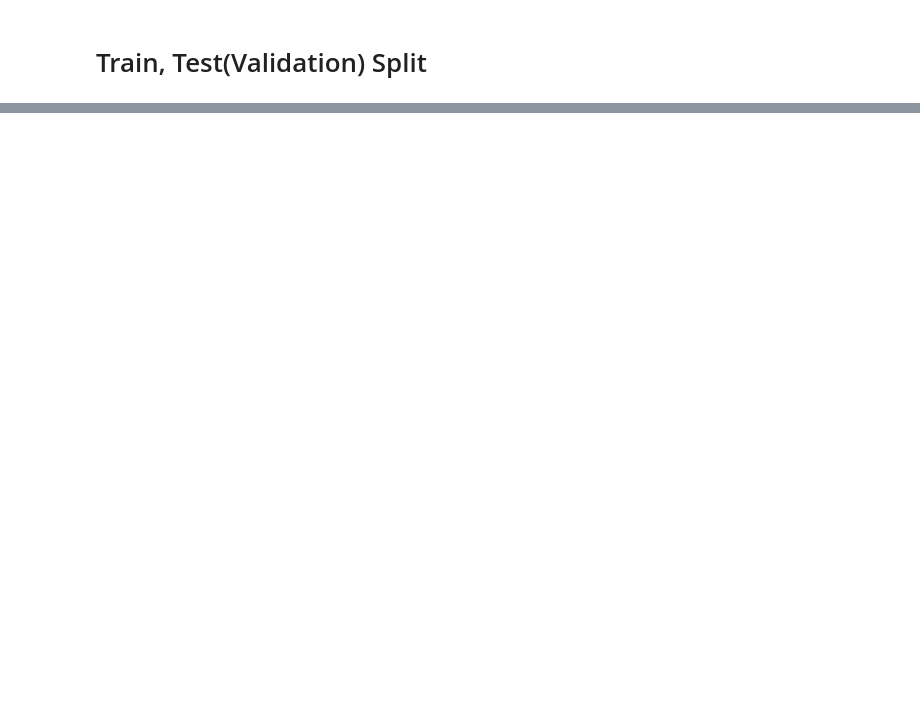
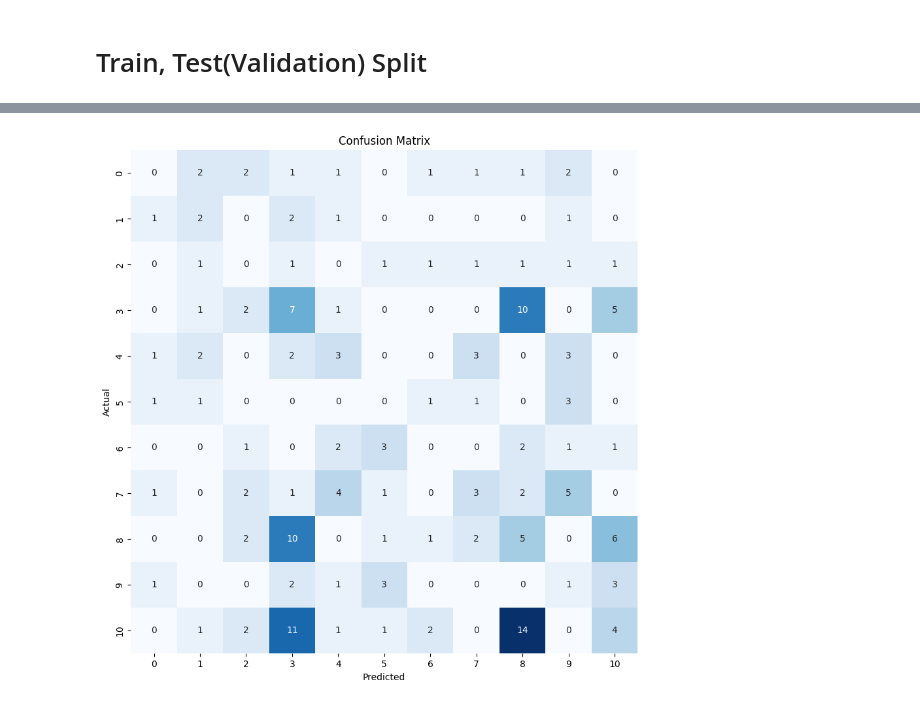
Before and after one commit to Likelion-MainHackaton-2team/Recommendation_model, a Jupyter notebook: data_analysis.ipynb, the cells around one changed output, grey strips where cells are left out. Cells and saved outputs as stored; diff of their text form; code cells hidden in the pictures; blank space fills up the shorter version.

```diff
--- a/data_analysis.ipynb
+++ b/data_analysis.ipynb
@@ -120,0 +129,14 @@ ValueError: column selection not understood: slice(None, None, None)
+# %%
+org_pet_type = datasheet['pet_type'].to_list()
+pet_type_uni = datasheet['pet_type'].unique().sort()
+pet_type_uni_code = [i for i in range(len(pet_type_uni))]
+for i in range(len(pet_type_uni)):  print(f"[{pet_type_uni_code[i]}]\t->\t{pet_type_uni[i]}")
+
+pet_type = []
+for i in range(len(org_pet_type)):
+    for j in range(len(pet_type_uni)):
+        if org_pet_type[i] == pet_type_uni[j]:
+            pet_type.append(pet_type_uni_code[j])
+
+pet_type = pl.Series(pet_type)
+datasheet.replace('pet_type', pet_type)
@@ -121,8 +172,8 @@ ValueError: column selection not understood: slice(None, None, None)
 # %% [markdown]
 # Train, Test(Validation) Split
 # %%
-y_data = datasheet['rating'].to_numpy()
-X_data = datasheet.drop(['rating']).to_numpy()
+y_data = datasheet['product_category'].to_numpy()
+X_data = datasheet.drop(['product_category']).to_numpy()
 
 print(f"""X_data shape: {X_data.shape}
 y_data shape: {y_data.shape}""")
@@ -142,5 +193,5 @@ X_test: (176, 8)
 y_test: (176,)
 # %%
-classifier = DecisionTreeClassifier()
+classifier = RandomForestClassifier()
 classifier.fit(X_train, y_train)
 # %% [output]
@@ -147,0 +199,8 @@ ValueError: could not convert string to float: 'Housing'
+# %%
+y_pred = classifier.predict(X_test)
+
+mse_loss = mean_squared_error(y_test, y_pred)
+print("MSE Loss: ", mse_loss)
+
+r2_score = r2_score(y_test, y_pred)
+print("R2 Score: ", r2_score)
@@ -147,0 +230,16 @@ ValueError: could not convert string to float: 'Housing'
+# %%
+conf_mat = confusion_matrix(y_test, y_pred)
+ticks_labels = np.unique(y_test)
+ticks_labels.sort()
+ticks_labels = [str(i) for i in ticks_labels]
+
+plt.figure(figsize=(10, 10))
+sns.heatmap(conf_mat, annot=True, fmt='d', cmap='Blues', cbar=False)
+plt.title('Confusion Matrix')
+plt.xlabel('Predicted')
+plt.ylabel('Actual')
+plt.xticks(ticks=np.arange(len(ticks_labels))+0.5, labels=ticks_labels)
+plt.yticks(ticks=np.arange(len(ticks_labels))+0.5, labels=ticks_labels)
+plt.show()
+# %% [output]
+[figure, added]
```
Also changed, not shown: parts of 18 cells of this notebook, 4 other files.
